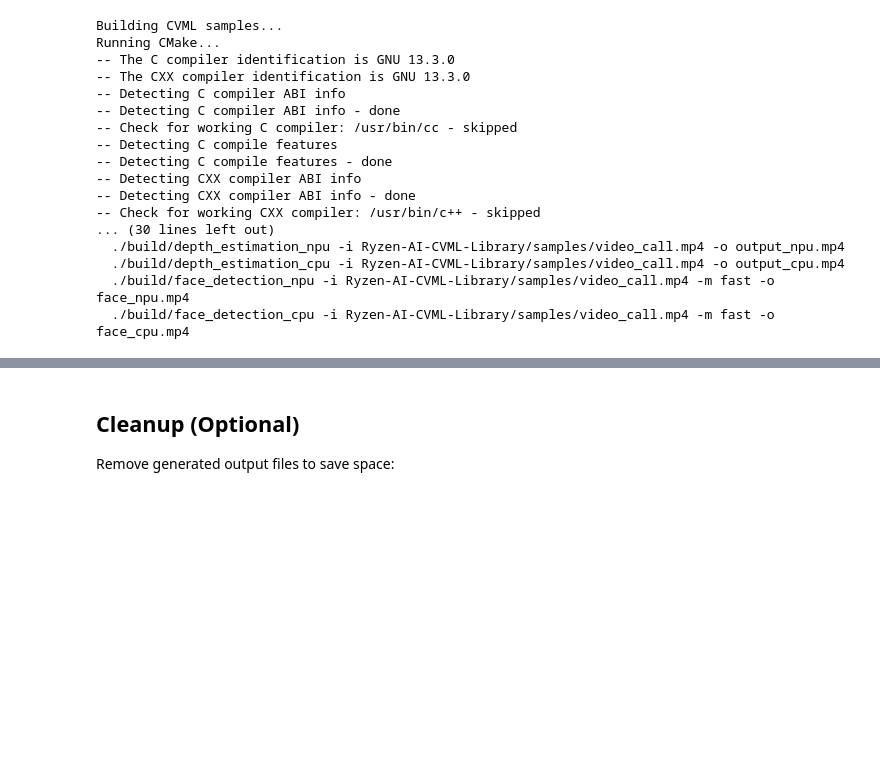
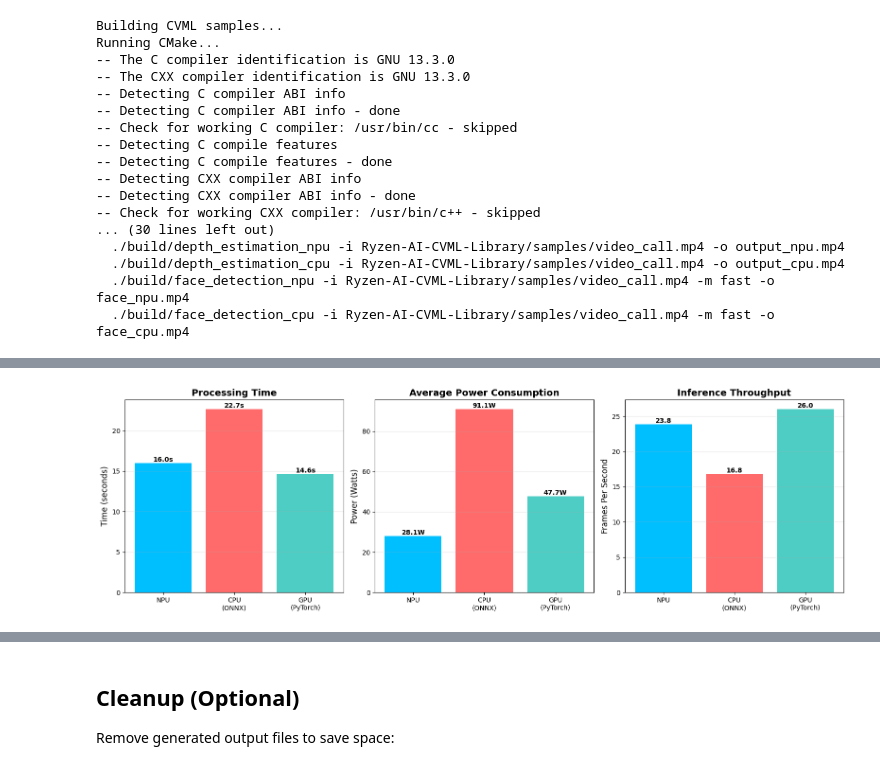
Before and after one commit to skalade/Ryzers, a Jupyter notebook: megadockers/npu/notebooks/2_ryzenai_cvml_library.ipynb, the cells around one changed output, grey strips where cells are left out. Cells and saved outputs as stored; diff of their text form; code cells hidden in the pictures; blank space fills up the shorter version.

```diff
--- a/megadockers/npu/notebooks/2_ryzenai_cvml_library.ipynb
+++ b/megadockers/npu/notebooks/2_ryzenai_cvml_library.ipynb
@@ -315,0 +304,79 @@ Let's visualize the results:
+# %%
+# Get video info for FPS calculation
+cap = cv2.VideoCapture('Ryzen-AI-CVML-Library/samples/video_call.mp4')
+frame_count = int(cap.get(cv2.CAP_PROP_FRAME_COUNT))
+cap.release()
+
+# Calculate FPS
+npu_fps = frame_count / npu_stats['duration'] if npu_stats['duration'] > 0 else 0
+cpu_fps = frame_count / cpu_stats['duration'] if cpu_stats['duration'] > 0 else 0
+gpu_fps = frame_count / gpu_stats['duration'] if gpu_stats['duration'] > 0 else 0
+
+fig, axes = plt.subplots(1, 3, figsize=(16, 5))
+
+backends = ['NPU', 'CPU\n(ONNX)', 'GPU\n(PyTorch)']
+colors = ['#00BFFF', '#FF6B6B', '#4ECDC4']
+
+# 1. Processing Time
+durations = [npu_stats['duration'], cpu_stats['duration'], gpu_stats['duration']]
+axes[0].bar(backends, durations, color=colors)
+axes[0].set_ylabel('Time (seconds)', fontsize=12)
+axes[0].set_title('Processing Time', fontsize=14, fontweight='bold')
+axes[0].grid(axis='y', alpha=0.3)
+for i, v in enumerate(durations):
+    axes[0].text(i, v, f'{v:.1f}s', ha='center', va='bottom', fontweight='bold')
+
+# 2. Average Power
+powers = [npu_stats['avg_power'], cpu_stats['avg_power'], gpu_stats['avg_power']]
+axes[1].bar(backends, powers, color=colors)
+axes[1].set_ylabel('Power (Watts)', fontsize=12)
+axes[1].set_title('Average Power Consumption', fontsize=14, fontweight='bold')
+axes[1].grid(axis='y', alpha=0.3)
+for i, v in enumerate(powers):
+    axes[1].text(i, v, f'{v:.1f}W', ha='center', va='bottom', fontweight='bold')
+
+# 3. Throughput (FPS)
+fps_values = [npu_fps, cpu_fps, gpu_fps]
+axes[2].bar(backends, fps_values, color=colors)
+axes[2].set_ylabel('Frames Per Second', fontsize=12)
+axes[2].set_title('Inference Throughput', fontsize=14, fontweight='bold')
+axes[2].grid(axis='y', alpha=0.3)
+for i, v in enumerate(fps_values):
+    axes[2].text(i, v, f'{v:.1f}', ha='center', va='bottom', fontweight='bold')
+
+plt.tight_layout()
+plt.savefig('backend_comparison.png', dpi=150, bbox_inches='tight')
+plt.show()
+
+# Print summary
+print("\n" + "="*60)
+print("PERFORMANCE SUMMARY")
+print("="*60)
+print(f"\nVideo: {frame_count} frames")
+print(f"\nNPU (CVML INT8):")
+print(f"  ├─ Time: {npu_stats['duration']:.2f}s")
+print(f"  ├─ FPS: {npu_fps:.1f}")
+print(f"  ├─ Avg Power: {npu_stats['avg_power']:.2f}W")
+print(f"  └─ Energy: {(npu_stats['avg_power'] * npu_stats['duration']):.2f}J")
+print(f"\nCPU (ONNX Runtime):")
+print(f"  ├─ Time: {cpu_stats['duration']:.2f}s")
+print(f"  ├─ FPS: {cpu_fps:.1f}")
+print(f"  ├─ Avg Power: {cpu_stats['avg_power']:.2f}W")
+print(f"  └─ Energy: {(cpu_stats['avg_power'] * cpu_stats['duration']):.2f}J")
+print(f"\nGPU (PyTorch INT8):")
+print(f"  ├─ Time: {gpu_stats['duration']:.2f}s")
+print(f"  ├─ FPS: {gpu_fps:.1f}")
+print(f"  ├─ Avg Power: {gpu_stats['avg_power']:.2f}W")
+print(f"  └─ Energy: {(gpu_stats['avg_power'] * gpu_stats['duration']):.2f}J")
+
+# Calculate efficiency metric (frames per joule)
+npu_efficiency = frame_count / (npu_stats['avg_power'] * npu_stats['duration']) if npu_stats['avg_power'] > 0 else 0
+cpu_efficiency = frame_count / (cpu_stats['avg_power'] * cpu_stats['duration']) if cpu_stats['avg_power'] > 0 else 0
+gpu_efficiency = frame_count / (gpu_stats['avg_power'] * gpu_stats['duration']) if gpu_stats['avg_power'] > 0 else 0
+
+print(f"\nEnergy Efficiency (frames/joule):")
+print(f"  ├─ NPU: {npu_efficiency:.3f}")
+print(f"  ├─ CPU: {cpu_efficiency:.3f}")
+print(f"  └─ GPU: {gpu_efficiency:.3f}")
+# %% [output]
+[figure, added]
```
Also changed, not shown: parts of 36 cells of this notebook.
